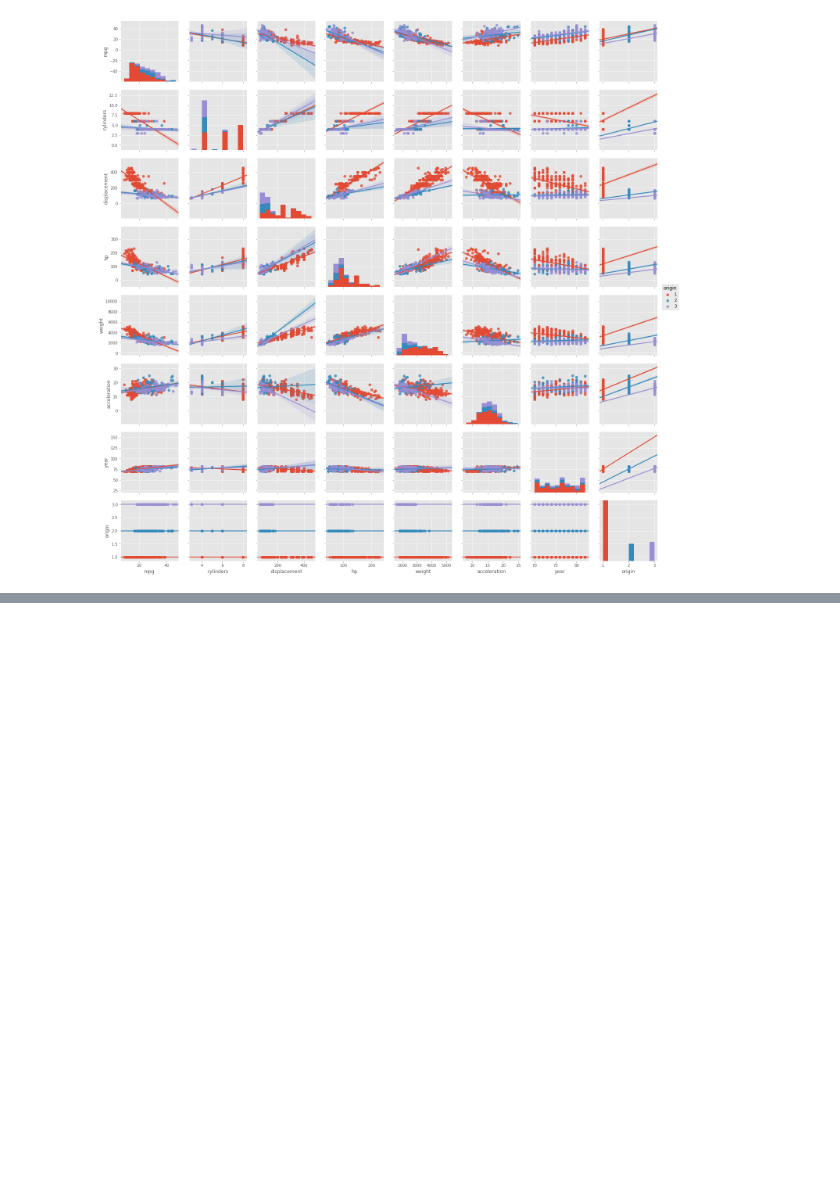
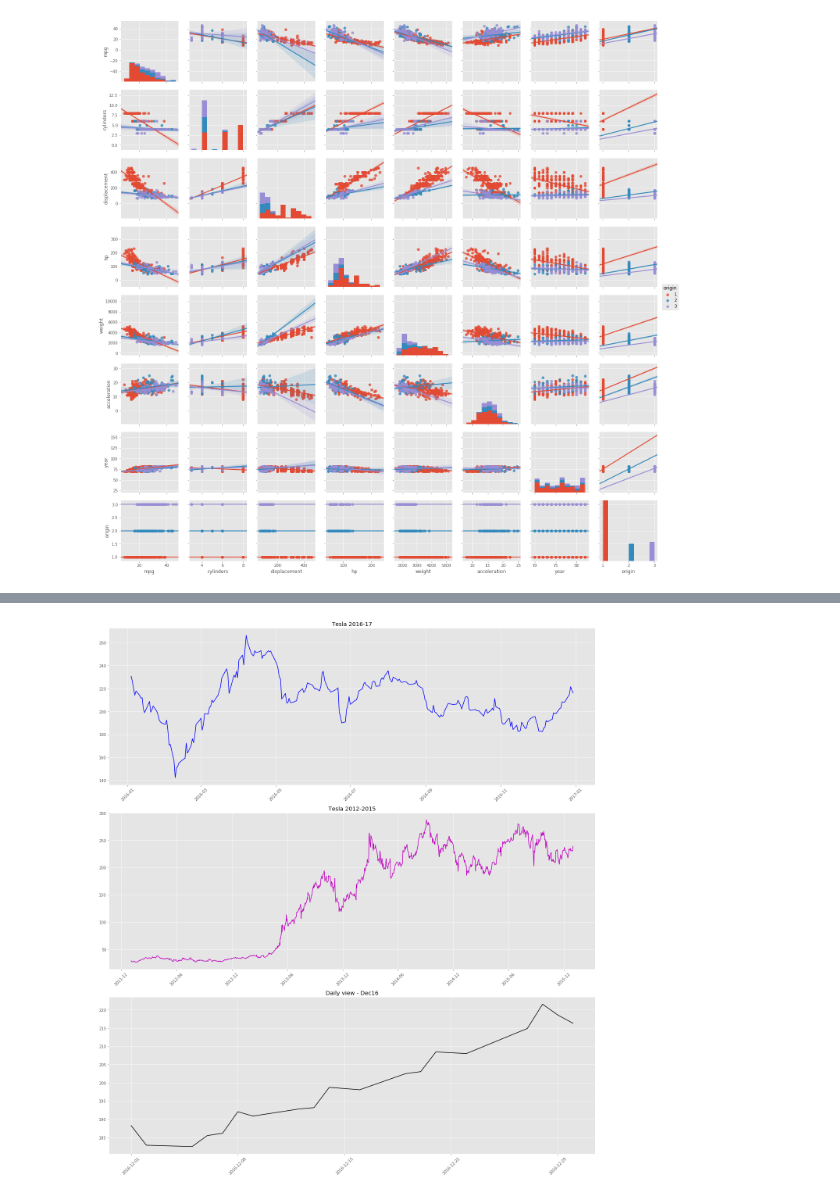
Before and after one commit to abhijeetag/PythonDV, a Jupyter notebook: Python DV.ipynb, the cells around one changed output, grey strips where cells are left out. Cells and saved outputs as stored; diff of their text form; code cells hidden in the pictures; blank space fills up the shorter version.

```diff
--- a/Python DV.ipynb
+++ b/Python DV.ipynb
@@ -778,0 +847,21 @@ plt.show()
+# %%
+plt.figure(figsize=(18, 20))
+plt.subplot(3,1,1)
+plt.plot(tesla.Open['2016':'2017'],color='b',label='Tesla 2016-17')
+plt.xticks(rotation=45)
+plt.title('Tesla 2016-17')
+
+plt.subplot(3,1,2)
+plt.title('Tesla 2012-2015')
+plt.xticks(rotation=45)
+plt.plot(tesla.Open['2012':'2015'],color='m',label='Tesla 2012-15')
+
+plt.subplot(3,1,3)
+plt.title("Daily view - Dec16")
+plt.xticks(rotation=45)
+plt.plot(tesla.Open['2016-12'],color='black')
+
+plt.tight_layout()
+plt.show()
+# %% [output]
+[figure, added]
```
Also changed, not shown: parts of 8 cells of this notebook, 3 other files.
